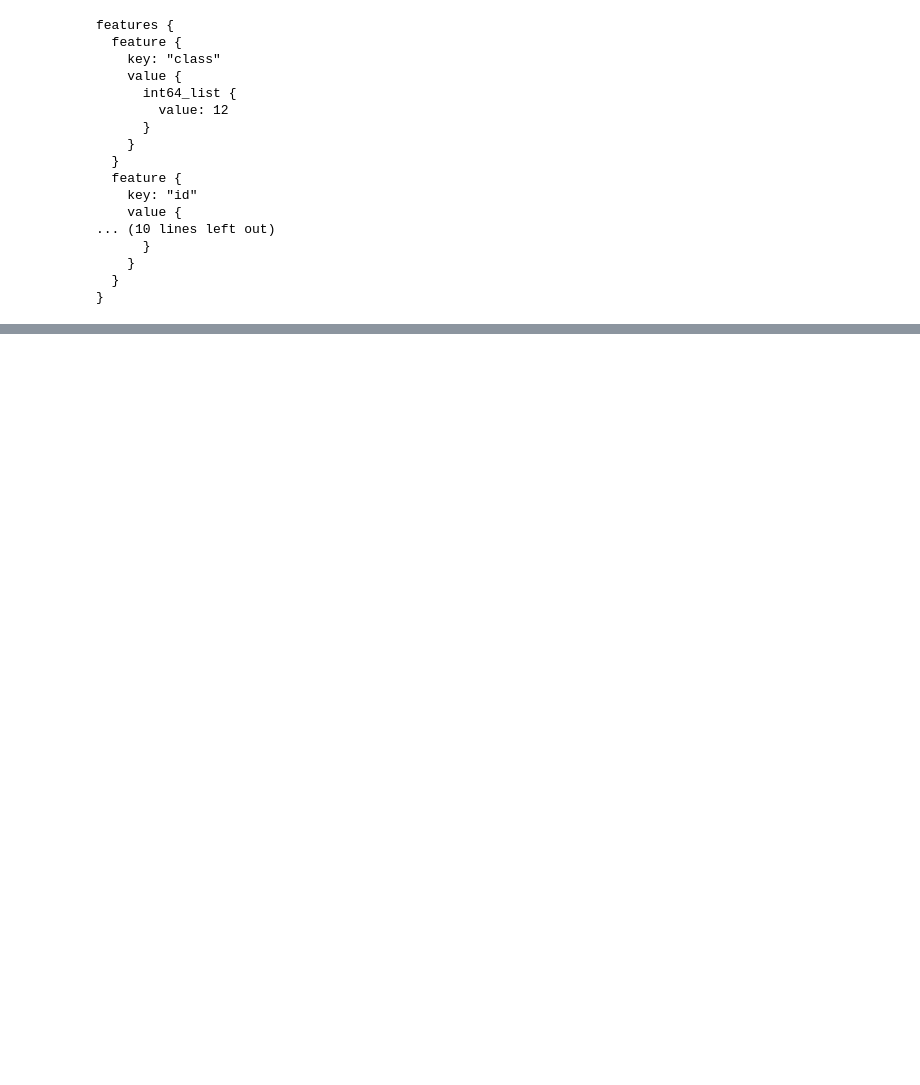
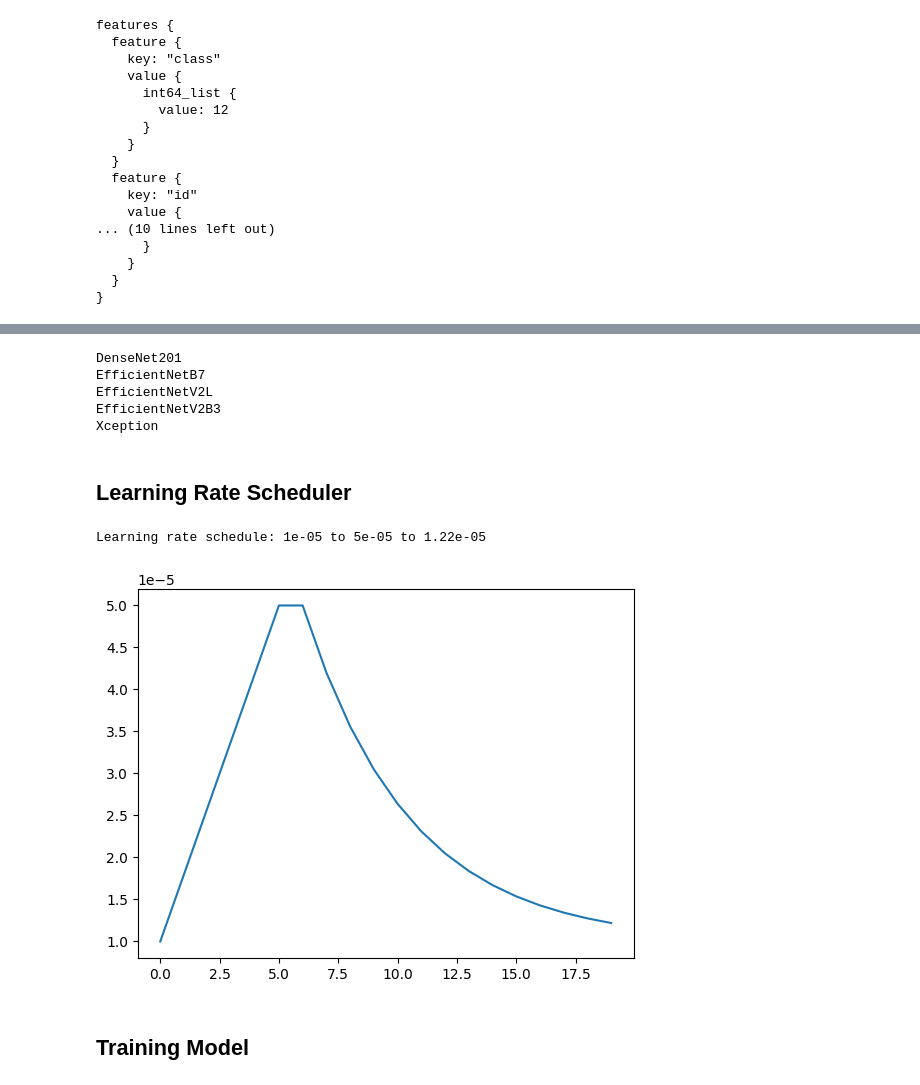
Before and after one commit to amrfad/petals-to-metal, a Jupyter notebook: flower-classification.ipynb, the cells around one changed output, grey strips where cells are left out. Cells and saved outputs as stored; diff of their text form; code cells hidden in the pictures; blank space fills up the shorter version.

```diff
--- a/flower-classification.ipynb
+++ b/flower-classification.ipynb
@@ -228,0 +424,15 @@ plt.show()"""
+# %%
+# List of Pre-Trained Model
+with strategy.scope():
+    # Listing pretrained model will be used
+    pretrained = {
+        'DenseNet201': DenseNet201(weights='imagenet', include_top=False, input_shape=[*IMAGE_SIZE, 3]),           # 1
+        'EfficientNetB7': EfficientNetB7(weights='imagenet', include_top=False, input_shape=[*IMAGE_SIZE, 3]),     # 2
+        'EfficientNetV2L': EfficientNetV2L(weights='imagenet', include_top=False, input_shape=[*IMAGE_SIZE, 3]),   # 3
+        'EfficientNetV2B3': EfficientNetV2B3(weights='imagenet', include_top=False, input_shape=[*IMAGE_SIZE, 3]), # 4
+        'Xception': Xception(weights='imagenet', include_top=False, input_shape=[*IMAGE_SIZE, 3])                  # 5
+    }
+
+    # Setting pre-trained model to un-trainable
+    for pre_model in pretrained:
+        pretrained[pre_model].trainable = False
@@ -228,0 +450,56 @@ plt.show()"""
+# %%
+for i in pretrained:
+    print(i)
+# %% [output]
+DenseNet201
+EfficientNetB7
+EfficientNetV2L
+EfficientNetV2B3
+Xception
+# %% [markdown]
+## Learning Rate Scheduler
+# %%
+# Learning Rate Schedule for Fine Tuning #
+
+# Function to calculate learning rate based on an exponential schedule
+def exponential_lr(epoch,
+                   start_lr = 0.00001, min_lr = 0.00001, max_lr = 0.00005 * strategy.num_replicas_in_sync,
+                   rampup_epochs = 5, sustain_epochs = 1,
+                   exp_decay = 0.8):
+
+    # Internal function to compute learning rate at each epoch
+    def lr(epoch, start_lr, min_lr, max_lr, rampup_epochs, sustain_epochs, exp_decay):
+        # Linear increase from start to rampup_epochs
+        if epoch < rampup_epochs:
+            lr = ((max_lr - start_lr) /
+                  rampup_epochs * epoch + start_lr)
+        # Constant max_lr during sustain_epochs
+        elif epoch < rampup_epochs + sustain_epochs:
+            lr = max_lr
+        # Exponential decay towards min_lr
+        else:
+            lr = ((max_lr - min_lr) *
+                  exp_decay**(epoch - rampup_epochs - sustain_epochs) +
+                  min_lr)
+        return lr
+
+    # Call the internal function with specified parameters for the current epoch
+    return lr(epoch,
+              start_lr,
+              min_lr,
+              max_lr,
+              rampup_epochs,
+              sustain_epochs,
+              exp_decay)
+
+# Define callback for model training
+lr_callback = tf.keras.callbacks.LearningRateScheduler(exponential_lr, verbose=1)
+
+EPOCHS = 20
+rng = [i for i in range(EPOCHS)]
+y = [exponential_lr(x) for x in rng]
+plt.plot(rng, y)
+print("Learning rate schedule: {:.3} to {:.3} to {:.3}".format(y[0], max(y), y[-1]))
+# %% [output]
+Learning rate schedule: 1e-05 to 5e-05 to 1.22e-05
+[figure, added]
@@ -228,0 +513,2 @@ plt.show()"""
+# %% [markdown]
+## Training Model
```
Also changed, not shown: parts of 65 cells of this notebook.
